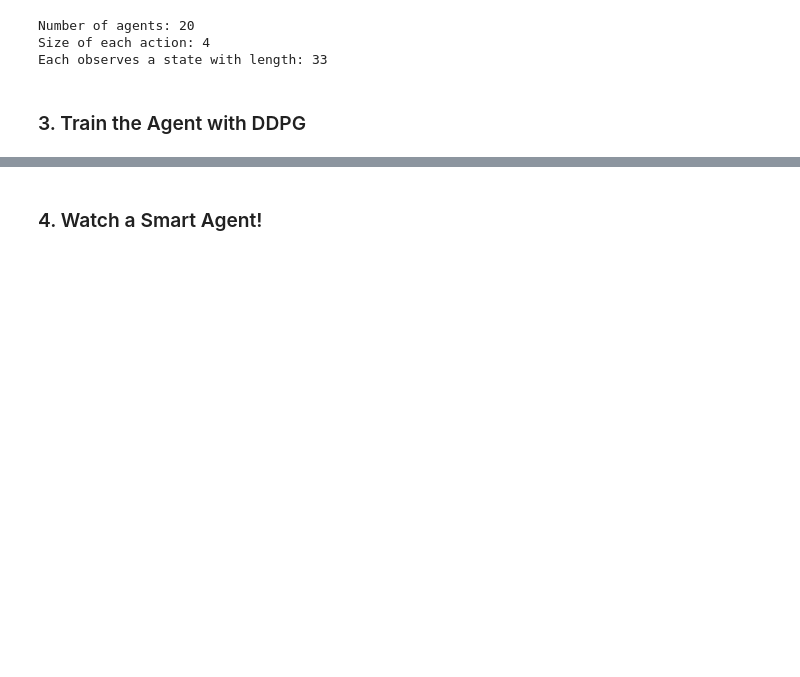
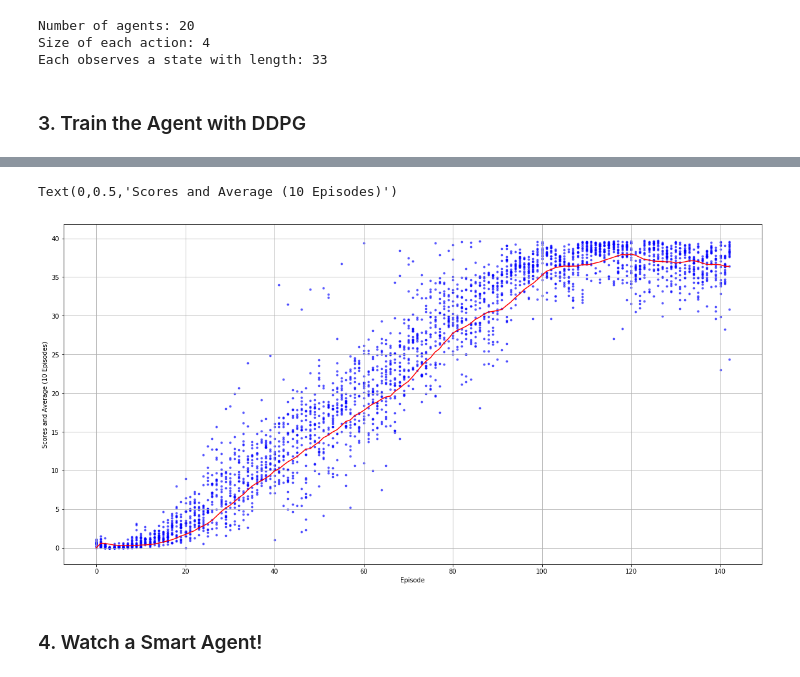
Before and after one commit to yingweiy/drlnd_project2_continous_control, a Jupyter notebook: ContinuousControl-DDPG-MultipleAgent.ipynb, the cells around one changed output, grey strips where cells are left out. Drawn from its saved outputs; the diff is of its cells as text; code cells hidden in the pictures; blank space fills up the shorter version.

```diff
--- a/ContinuousControl-DDPG-MultipleAgent.ipynb
+++ b/ContinuousControl-DDPG-MultipleAgent.ipynb
@@ -65,2 +65,18 @@ Episode 56      Average Score: 7.43
+# %%
+scores=np.array(scores)
+m,n=scores.shape
+plt.figure(figsize=(20,10))
+avg=[0]
+for ep in range(1, m):
+    avg.append(np.mean(scores[max(ep-10,0):ep,:]))
+plt.plot(avg,'r')
+for i in range(n):
+    plt.scatter(np.arange(m), scores[:,i], c='b', s=8, alpha=0.6)
+plt.grid()
+plt.xlabel('Episode')
+plt.ylabel('Scores and Average (10 Episodes)')
+# %% [output]
+Text(0,0.5,'Scores and Average (10 Episodes)')
+[figure, added]
 # %% [markdown]
 ### 4. Watch a Smart Agent!
```
Also changed, not shown: parts of 3 cells of this notebook.
